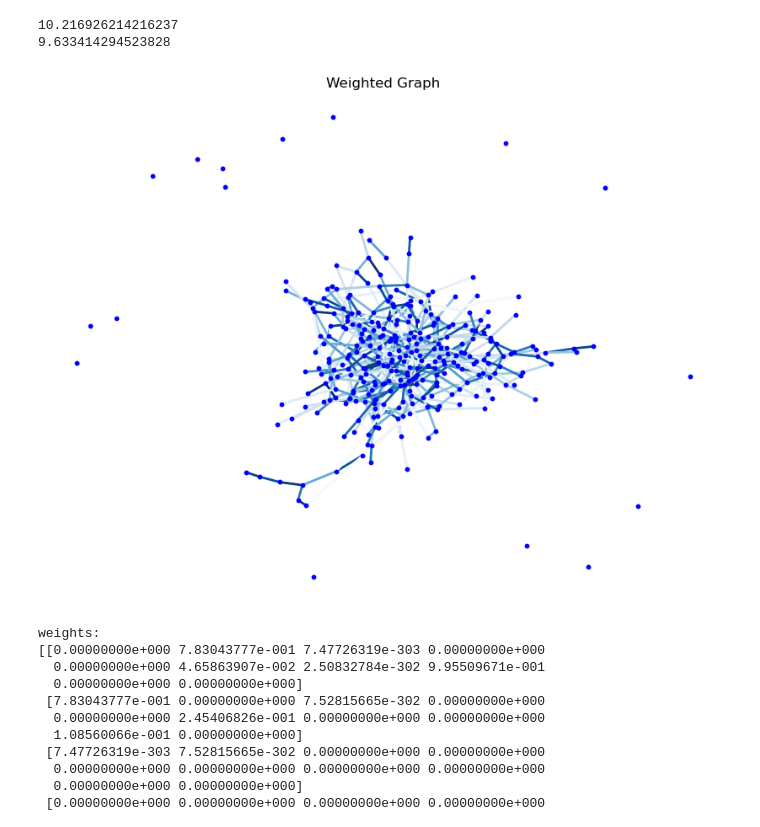
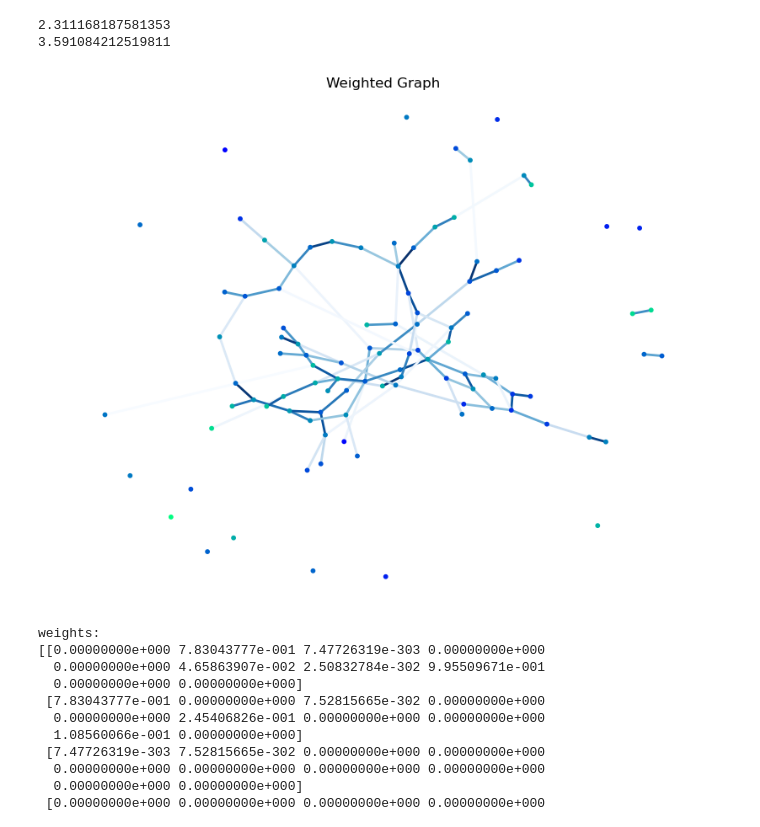
Before and after one commit to JamesZhang2/Opinion-Dynamics, a Jupyter notebook: FJ_Model.ipynb, the cells around one changed output. Cells and saved outputs as stored; diff of their text form; code cells hidden in the pictures.

Commit message:
Add node coloring
Co-Authored-By: davidxlin <60783361+davidxlin@users.noreply.github.com>
Co-Authored-By: RainneyWan <91023169+RainneyWan@users.noreply.github.com>

```diff
--- a/FJ_Model.ipynb
+++ b/FJ_Model.ipynb
@@ -21,7 +21,8 @@ class ErdosRenyiFJ:
             upper_triangular_weights = np.triu(uniform.rvs(
                 loc=w_lower, scale=w_upper - w_lower, size=[n, n])* bernoulli.rvs(p, size=[n,n]), k=1)
             self.weights = upper_triangular_weights + upper_triangular_weights.T - np.diag(upper_triangular_weights.diagonal())
-        self.internal = uniform.rvs(loc=internal_lower, scale=internal_upper - internal_lower, size=n)
+        self.internal = uniform.rvs(loc=internal_lower, scale=internal_upper - internal_lower, size=n)  # Uniform random
+        # self.internal = bernoulli.rvs(p=0.5, size=n)  # Bernoulli
         self.expressed = self.internal.copy()
 
     def __repr__(self):
@@ -57,8 +58,10 @@ class ErdosRenyiFJ:
             self.run_one_step()
 
     def plot_network(self):
+        # nodes = list(zip(range(self.n), self.expressed))
         nodes = list(range(self.n))
         edges = []
+
         for i in range(self.n):
             for j in range(self.n):
                 if self.weights[i][j] >= 0.001:
@@ -77,9 +80,17 @@ class ErdosRenyiFJ:
 
         # Draw the graph
         plt.figure(figsize=(8, 6))
-        edges, weights = zip(*nx.get_edge_attributes(G, 'weight').items())
-        nx.draw(G, pos, node_color='b', edgelist=edges, edge_color=weights, width=2.0, node_size=10, edge_cmap=plt.cm.Blues)
-        # nx.draw_networkx_edge_labels(G, pos, edge_labels={(u, v): f'{d["weight"]}' for u, v, d in G.edges(data=True)}, font_size=10)
+
+        node_cmap=plt.cm.winter
+        edges, edge_weights = zip(*nx.get_edge_attributes(G, 'weight').items())
+        nx.draw(G,
+                pos,
+                node_color=[node_cmap(self.expressed[i]) for i in range(self.n)],
+                edgelist=edges,
+                edge_color=edge_weights,
+                width=2.0,
+                node_size=10,
+                edge_cmap=plt.cm.Blues)
 
         plt.title("Weighted Graph")
         plt.show()
@@ -97,14 +108,14 @@ class HalvingFJ(ErdosRenyiFJ):
 # %%
-G = ErdosRenyiFJ(300, 0.01, 0, 1, 0, 1)
+G = ErdosRenyiFJ(100, 0.02, 0, 1, 0, 1)
 G.run_t_steps(1000)
 # print(G)
 print(G.disagreement())
 print(G.polarization())
 G.plot_network()
 # %% [output]
-10.216926214216237
-9.633414294523828
+2.311168187581353
+3.591084212519811
-[figure, old version]
+[figure, new version]
 # %%
 G = HalvingFJ(10, 0.5, 0, 1, 0, 1, theta=0.2)
 G.run_t_steps(1000)
```
Also changed, not shown: parts of 4 cells of this notebook.
